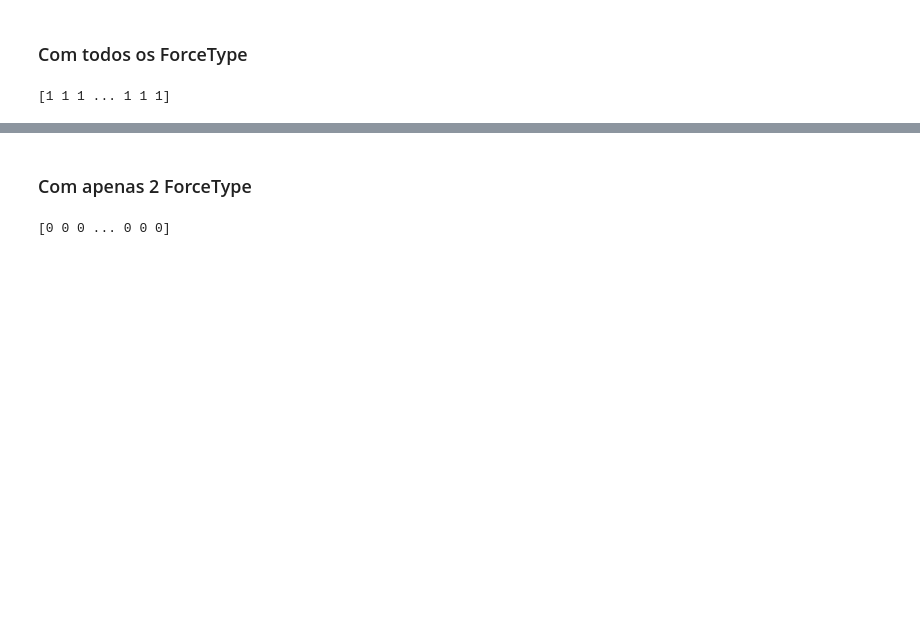
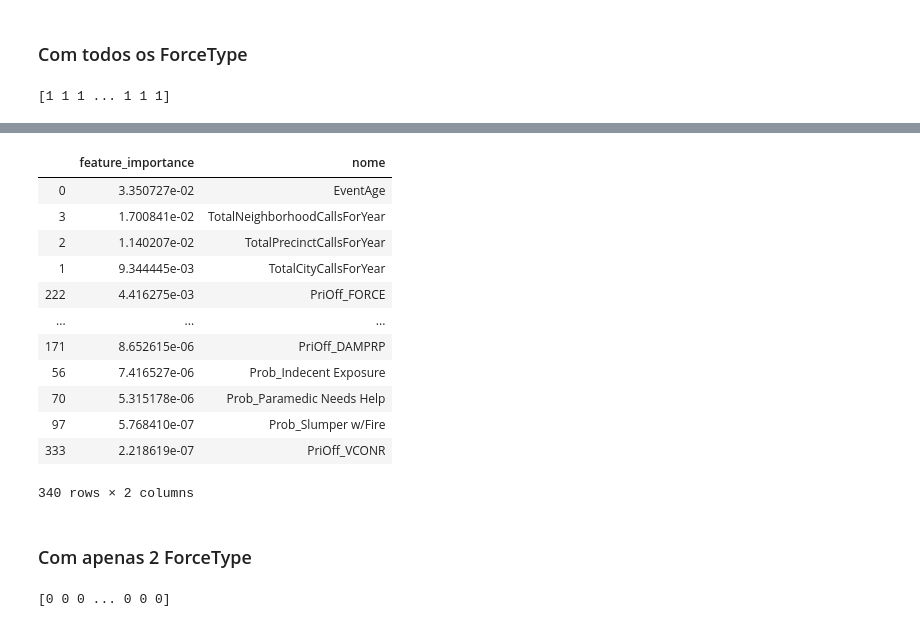
Before and after one commit to ivanabb2/CDados-Projeto-2, a Jupyter notebook: archive/use_of_force_read.ipynb, the cells around one changed output, grey strips where cells are left out. Cells and saved outputs as stored; diff of their text form; code cells hidden in the pictures; blank space fills up the shorter version.

```diff
--- a/archive/use_of_force_read.ipynb
+++ b/archive/use_of_force_read.ipynb
@@ -810,3 +828,22 @@ feat importance = [3.29968213e-02 9.34092487e-03 1.18258652e-02 1.66357290e-02
+# %%
+# Considerando apenas as colunas que não têm importância 0
+linha_considerar1 = df1['feature_importance'] != 0.000000
+novo_df1 = df1.loc[linha_considerar1,:]
+novo_df1.sort_values(by = 'feature_importance', ascending = False)
+# %% [output]
+|  | feature_importance | nome |
+| 0 | 3.350727e-02 | EventAge |
+| 3 | 1.700841e-02 | TotalNeighborhoodCallsForYear |
+| 2 | 1.140207e-02 | TotalPrecinctCallsForYear |
+| 1 | 9.344445e-03 | TotalCityCallsForYear |
+| 222 | 4.416275e-03 | PriOff_FORCE |
+| ... | ... | ... |
+| 171 | 8.652615e-06 | PriOff_DAMPRP |
+| 56 | 7.416527e-06 | Prob_Indecent Exposure |
+| 70 | 5.315178e-06 | Prob_Paramedic Needs Help |
+| 97 | 5.768410e-07 | Prob_Slumper w/Fire |
+| 333 | 2.218619e-07 | PriOff_VCONR |
+340 rows × 2 columns
 # %% [markdown]
 ### Com apenas 2 ForceType
 # %%
```
Also changed, not shown: parts of 7 cells of this notebook.
